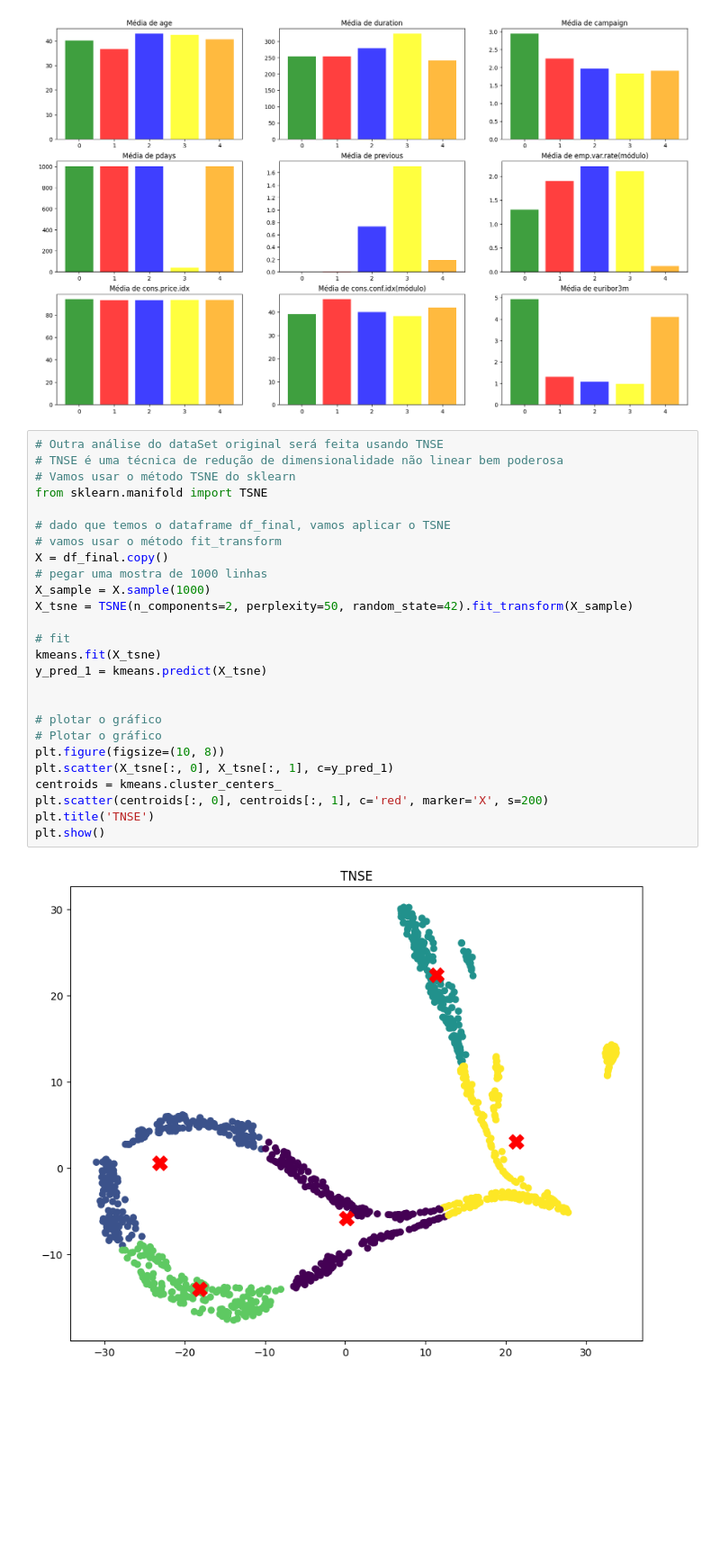
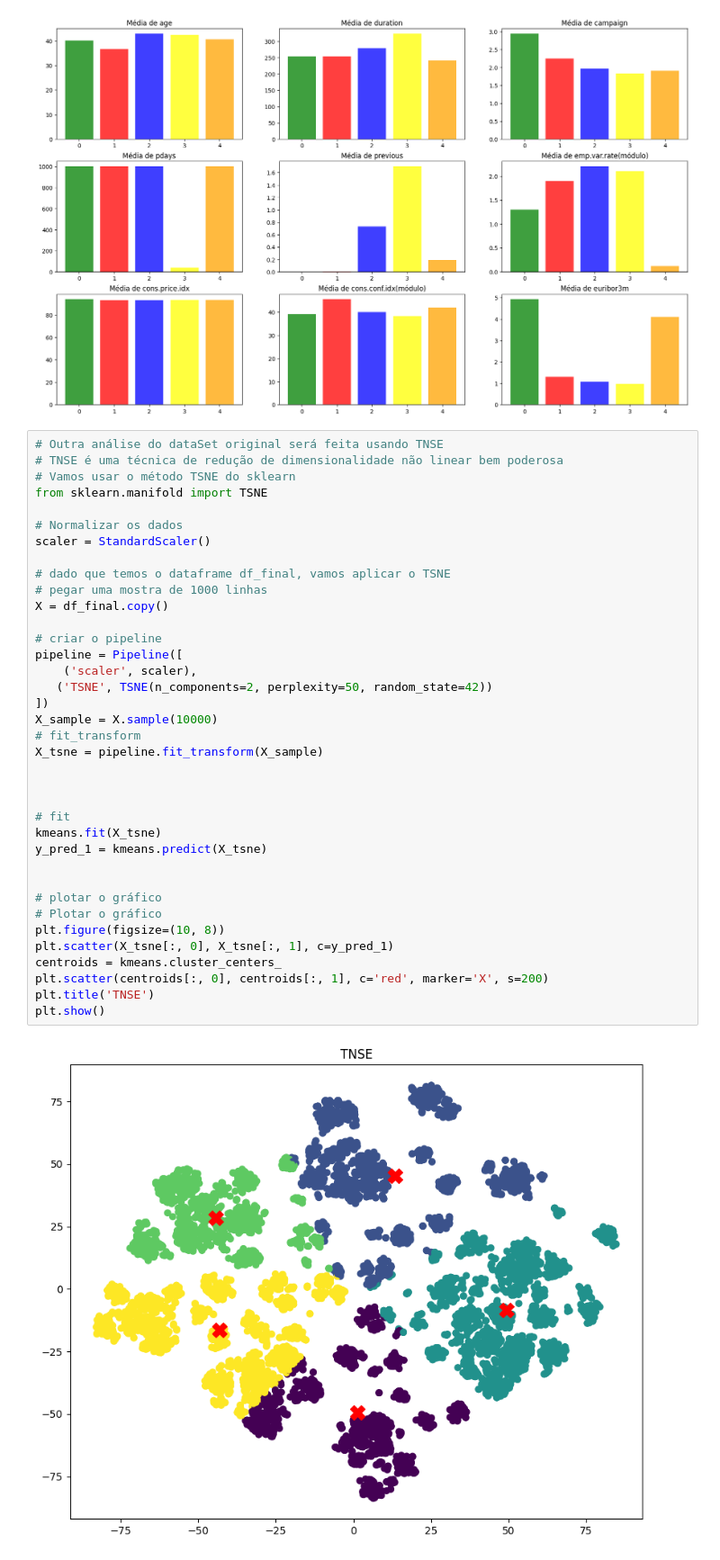
Before and after one commit to HudsonArauj/ProjectML, a Jupyter notebook: project.ipynb, the cells around one changed output. Shown at 90% size. Drawn from its saved outputs; the diff is of its cells as text; blank space fills up the shorter version.

Commit message:
alteracao do TSNE

```diff
--- a/project.ipynb
+++ b/project.ipynb
@@ -346,28 +346,39 @@ plt.show()
 # %%
 # Outra análise do dataSet original será feita usando TNSE
 # TNSE é uma técnica de redução de dimensionalidade não linear bem poderosa
 # Vamos usar o método TSNE do sklearn
 from sklearn.manifold import TSNE
 
+# Normalizar os dados
+scaler = StandardScaler()
+
 # dado que temos o dataframe df_final, vamos aplicar o TSNE
-# vamos usar o método fit_transform
+# pegar uma mostra de 1000 linhas
 X = df_final.copy()
-# pegar uma mostra de 1000 linhas
-X_sample = X.sample(1000)
-X_tsne = TSNE(n_components=2, perplexity=50, random_state=42).fit_transform(X_sample)
+
+# criar o pipeline
+pipeline = Pipeline([
+    ('scaler', scaler),
+   ('TSNE', TSNE(n_components=2, perplexity=50, random_state=42))
+])
+X_sample = X.sample(10000)
+# fit_transform
+X_tsne = pipeline.fit_transform(X_sample)
+
+
 
 # fit
 kmeans.fit(X_tsne)
 y_pred_1 = kmeans.predict(X_tsne)
 
 
 # plotar o gráfico
 # Plotar o gráfico
 plt.figure(figsize=(10, 8))
 plt.scatter(X_tsne[:, 0], X_tsne[:, 1], c=y_pred_1)
 centroids = kmeans.cluster_centers_
 plt.scatter(centroids[:, 0], centroids[:, 1], c='red', marker='X', s=200)
 plt.title('TNSE')
 plt.show()
 # %% [output]
-[figure, old version]
+[figure, new version]
```
Also changed, not shown: parts of 1 cell of this notebook.
